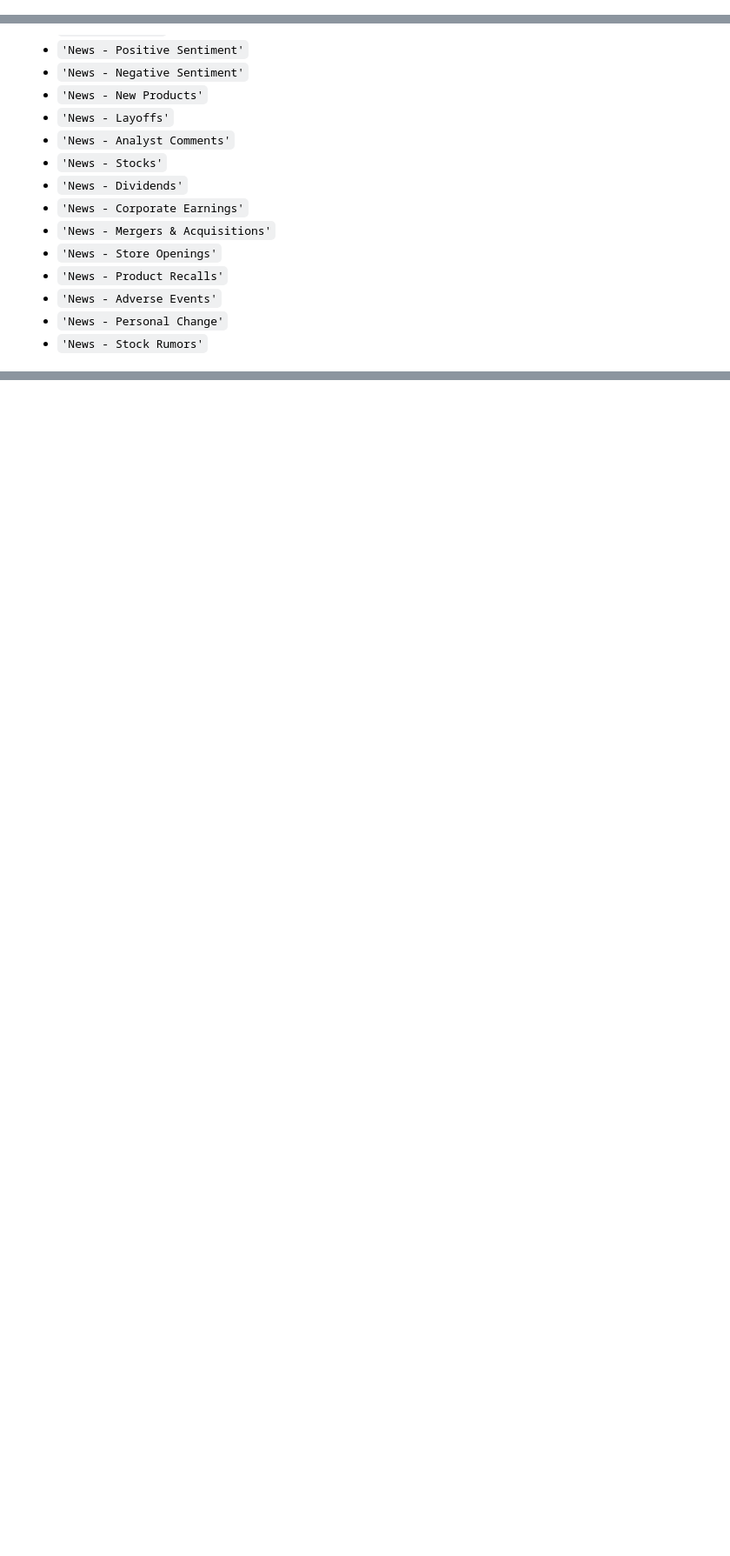
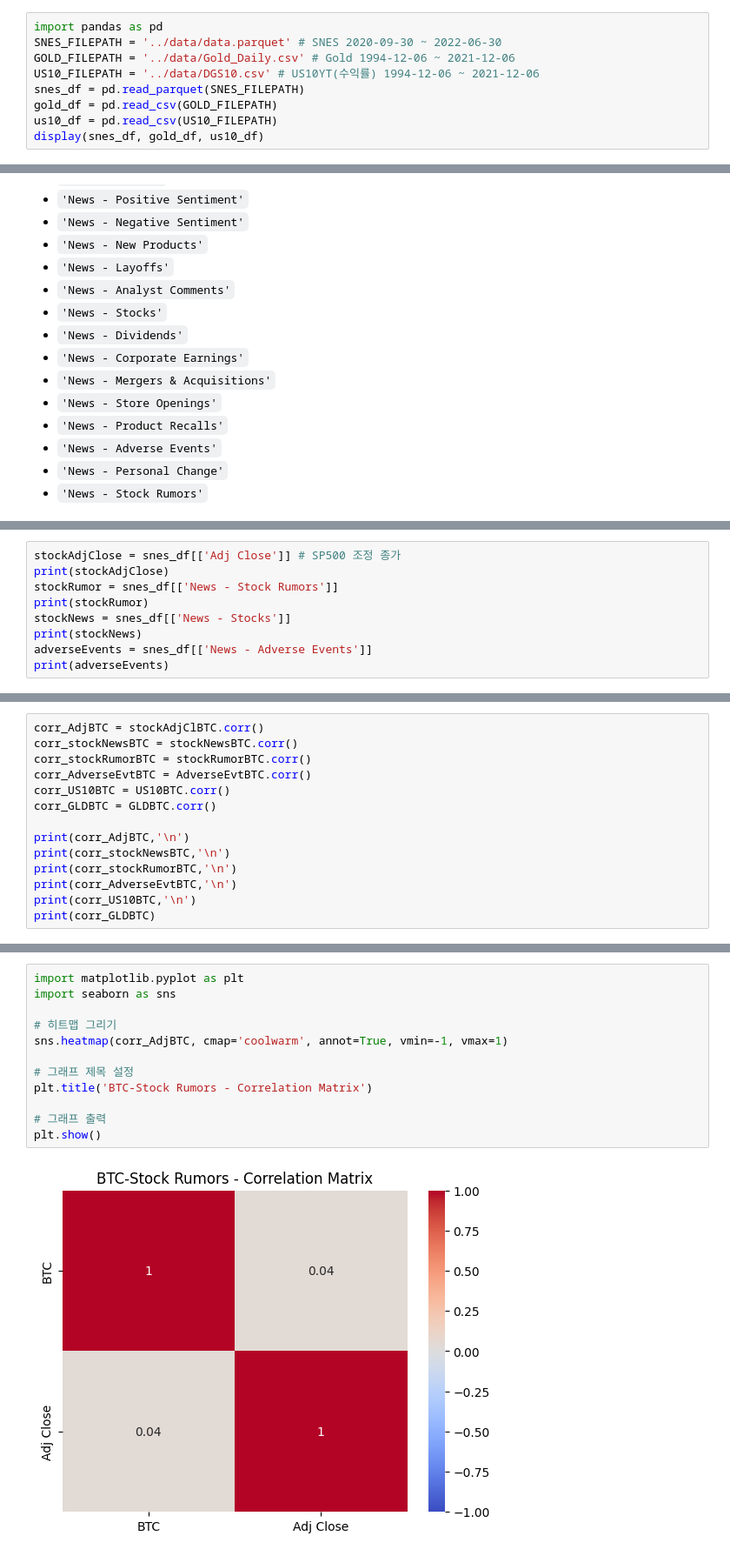
Before and after one commit to young1ll/time-series-da, a Jupyter notebook: notebook/correlation_btc.ipynb, the cells around one changed output, grey strips where cells are left out. Shown: that part at 87% size. Drawn from its saved outputs; the diff is of its cells as text; blank space fills up the shorter version.

```diff
--- a/notebook/correlation_btc.ipynb
+++ b/notebook/correlation_btc.ipynb
@@ -211,0 +184,9 @@ snes_df
+# %%
+import pandas as pd
+SNES_FILEPATH = '../data/data.parquet' # SNES 2020-09-30 ~ 2022-06-30
+GOLD_FILEPATH = '../data/Gold_Daily.csv' # Gold 1994-12-06 ~ 2021-12-06
+US10_FILEPATH = '../data/DGS10.csv' # US10YT(수익률) 1994-12-06 ~ 2021-12-06
+snes_df = pd.read_parquet(SNES_FILEPATH)
+gold_df = pd.read_csv(GOLD_FILEPATH)
+us10_df = pd.read_csv(US10_FILEPATH)
+display(snes_df, gold_df, us10_df)
@@ -279,0 +340,9 @@ plt.show()
+# %%
+stockAdjClose = snes_df[['Adj Close']] # SP500 조정 종가
+print(stockAdjClose)
+stockRumor = snes_df[['News - Stock Rumors']]
+print(stockRumor)
+stockNews = snes_df[['News - Stocks']]
+print(stockNews)
+adverseEvents = snes_df[['News - Adverse Events']]
+print(adverseEvents)
@@ -279,0 +519,14 @@ plt.show()
+# %%
+corr_AdjBTC = stockAdjClBTC.corr()
+corr_stockNewsBTC = stockNewsBTC.corr()
+corr_stockRumorBTC = stockRumorBTC.corr()
+corr_AdverseEvtBTC = AdverseEvtBTC.corr()
+corr_US10BTC = US10BTC.corr()
+corr_GLDBTC = GLDBTC.corr()
+
+print(corr_AdjBTC,'\n')
+print(corr_stockNewsBTC,'\n')
+print(corr_stockRumorBTC,'\n')
+print(corr_AdverseEvtBTC,'\n')
+print(corr_US10BTC,'\n')
+print(corr_GLDBTC)
@@ -279,0 +553,14 @@ plt.show()
+# %%
+import matplotlib.pyplot as plt
+import seaborn as sns
+
+# 히트맵 그리기
+sns.heatmap(corr_AdjBTC, cmap='coolwarm', annot=True, vmin=-1, vmax=1)
+
+# 그래프 제목 설정
+plt.title('BTC-Stock Rumors - Correlation Matrix')
+
+# 그래프 출력
+plt.show()
+# %% [output]
+[figure, added]
```
Also changed, not shown: parts of 40 cells of this notebook, 9 other files.
